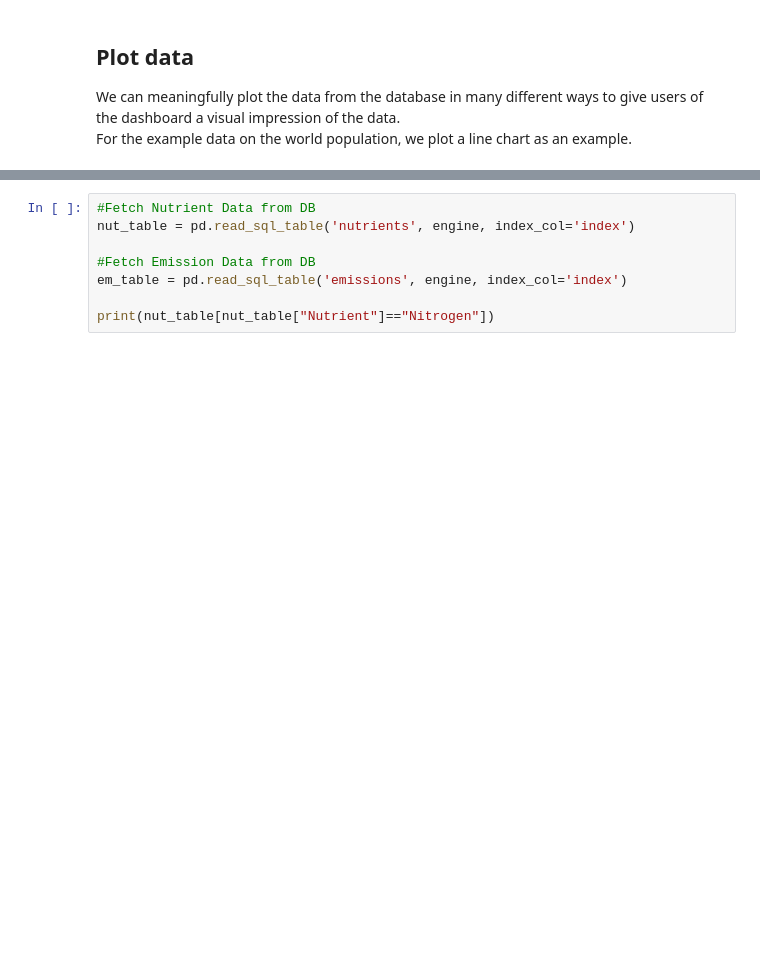
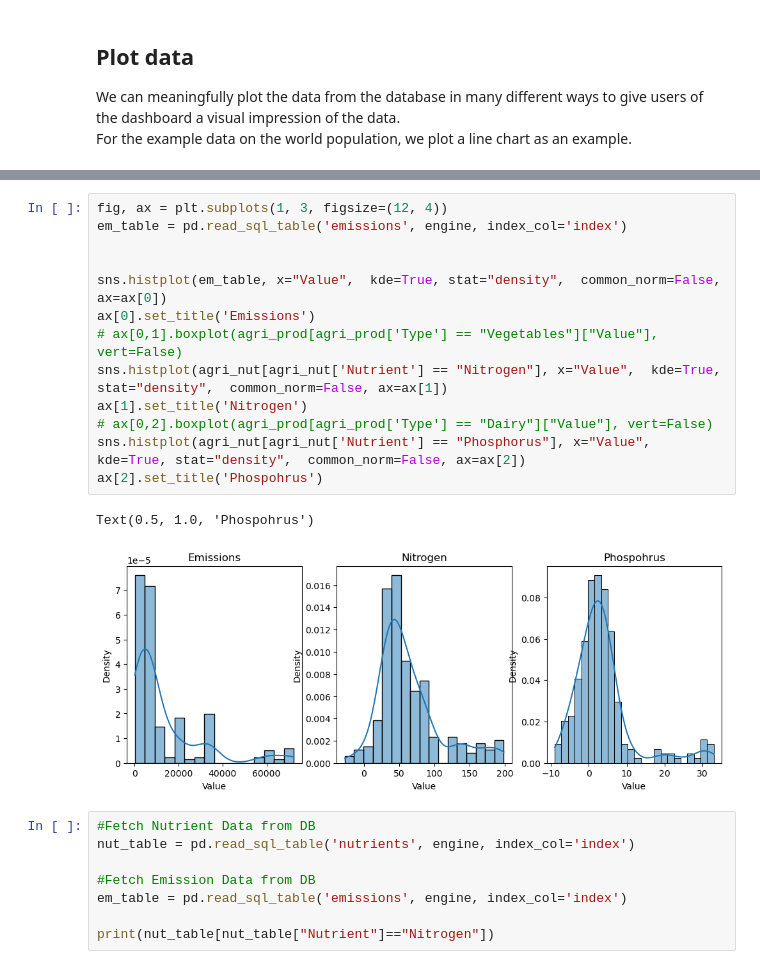
Before and after one commit to frisostolk/DDS-2023, a Jupyter notebook: notebook/combined_notebook.ipynb, the cells around one changed output, grey strips where cells are left out. Drawn from its saved outputs; the diff is of its cells as text; blank space fills up the shorter version.

```diff
--- a/notebook/combined_notebook.ipynb
+++ b/notebook/combined_notebook.ipynb
@@ -259,3 +297,19 @@ plt.show()  # Show the plot
+# %%
+fig, ax = plt.subplots(1, 3, figsize=(12, 4))
+em_table = pd.read_sql_table('emissions', engine, index_col='index')
+
+
+sns.histplot(em_table, x="Value",  kde=True, stat="density",  common_norm=False, ax=ax[0])
+ax[0].set_title('Emissions')
+# ax[0,1].boxplot(agri_prod[agri_prod['Type'] == "Vegetables"]["Value"], vert=False)
+sns.histplot(agri_nut[agri_nut['Nutrient'] == "Nitrogen"], x="Value",  kde=True, stat="density",  common_norm=False, ax=ax[1])
+ax[1].set_title('Nitrogen')
+# ax[0,2].boxplot(agri_prod[agri_prod['Type'] == "Dairy"]["Value"], vert=False)
+sns.histplot(agri_nut[agri_nut['Nutrient'] == "Phosphorus"], x="Value",  kde=True, stat="density",  common_norm=False, ax=ax[2])
+ax[2].set_title('Phospohrus')
+# %% [output]
+Text(0.5, 1.0, 'Phospohrus')
+[figure, added]
 # %%
 #Fetch Nutrient Data from DB
 nut_table = pd.read_sql_table('nutrients', engine, index_col='index')
```
Also changed, not shown: parts of 11 cells of this notebook.
